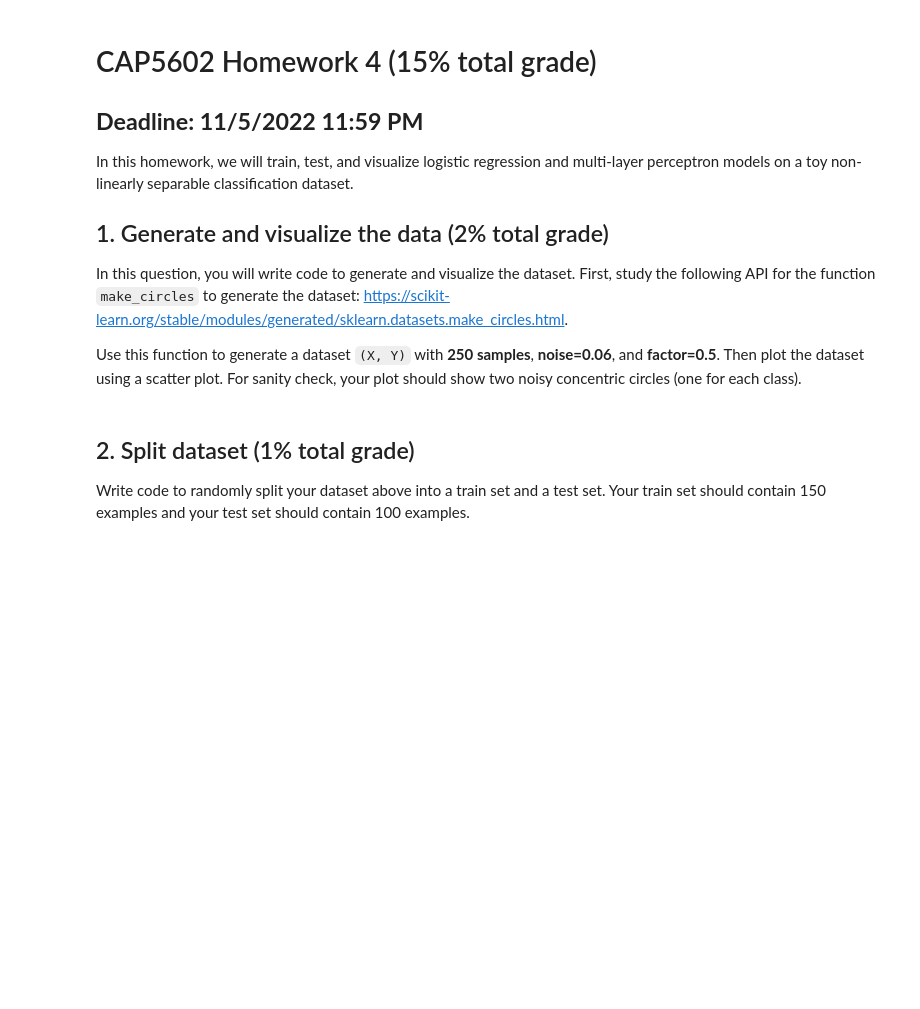
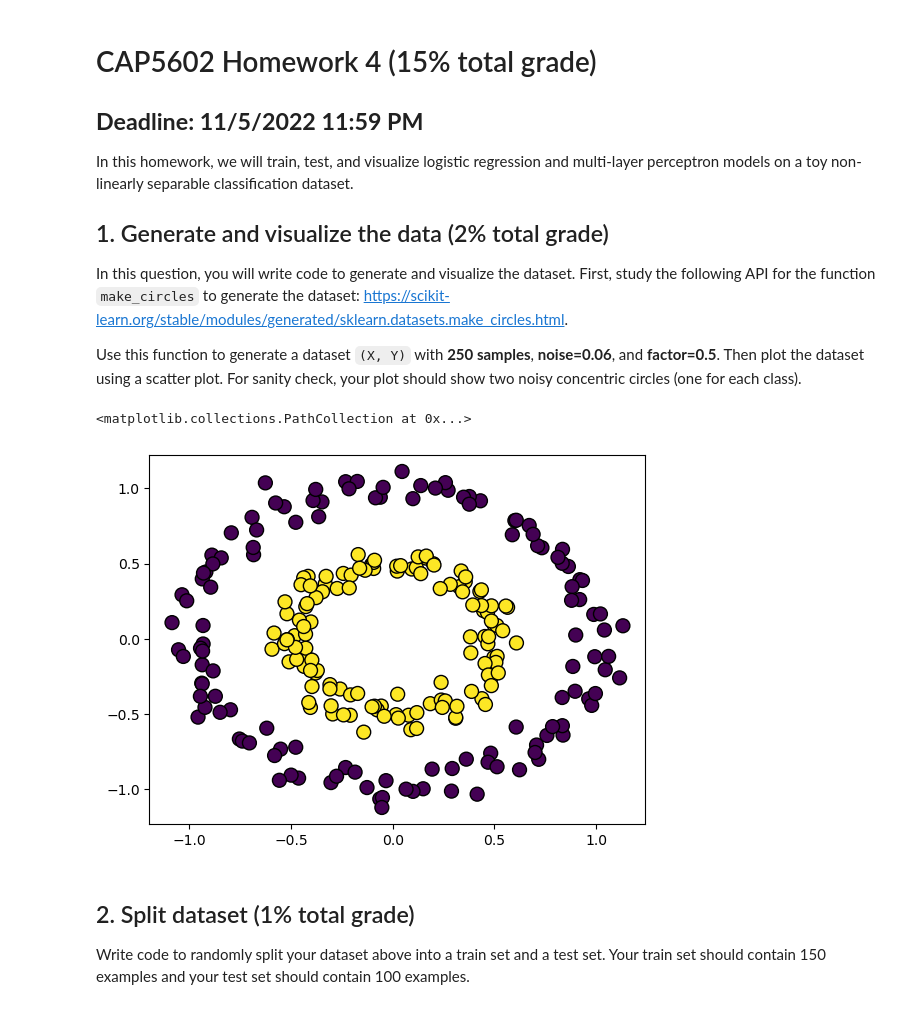
Before and after one commit to michaelcordero/cap-5602-ai, a Jupyter notebook: homework_notebooks/homework4.ipynb, the cells around one changed output. Drawn from its saved outputs; the diff is of its cells as text; code cells hidden in the pictures; blank space fills up the shorter version.

```diff
--- a/homework_notebooks/homework4.ipynb
+++ b/homework_notebooks/homework4.ipynb
@@ -19,3 +17,15 @@ Use this function to generate a dataset `(X, Y)` with **250 samples**, **noise=0
+# %%
+# Write your code here
+from sklearn.datasets import make_circles
+import matplotlib as mpl
+from matplotlib import pyplot as plot
+import numpy as np
+X, Y = make_circles(n_samples=250, noise=0.06, factor=0.5)
+
+plot.scatter(x=X[:, 0], y=X[:, 1], c=Y, cmap=mpl.colormaps['viridis'], s=100, edgecolors='k' )
+# %% [output]
+<matplotlib.collections.PathCollection at 0x...>
+[figure, added]
 # %% [markdown]
 ## 2. Split dataset (1% total grade)
 
```
Also changed, not shown: parts of 6 cells of this notebook, 1 other file.
